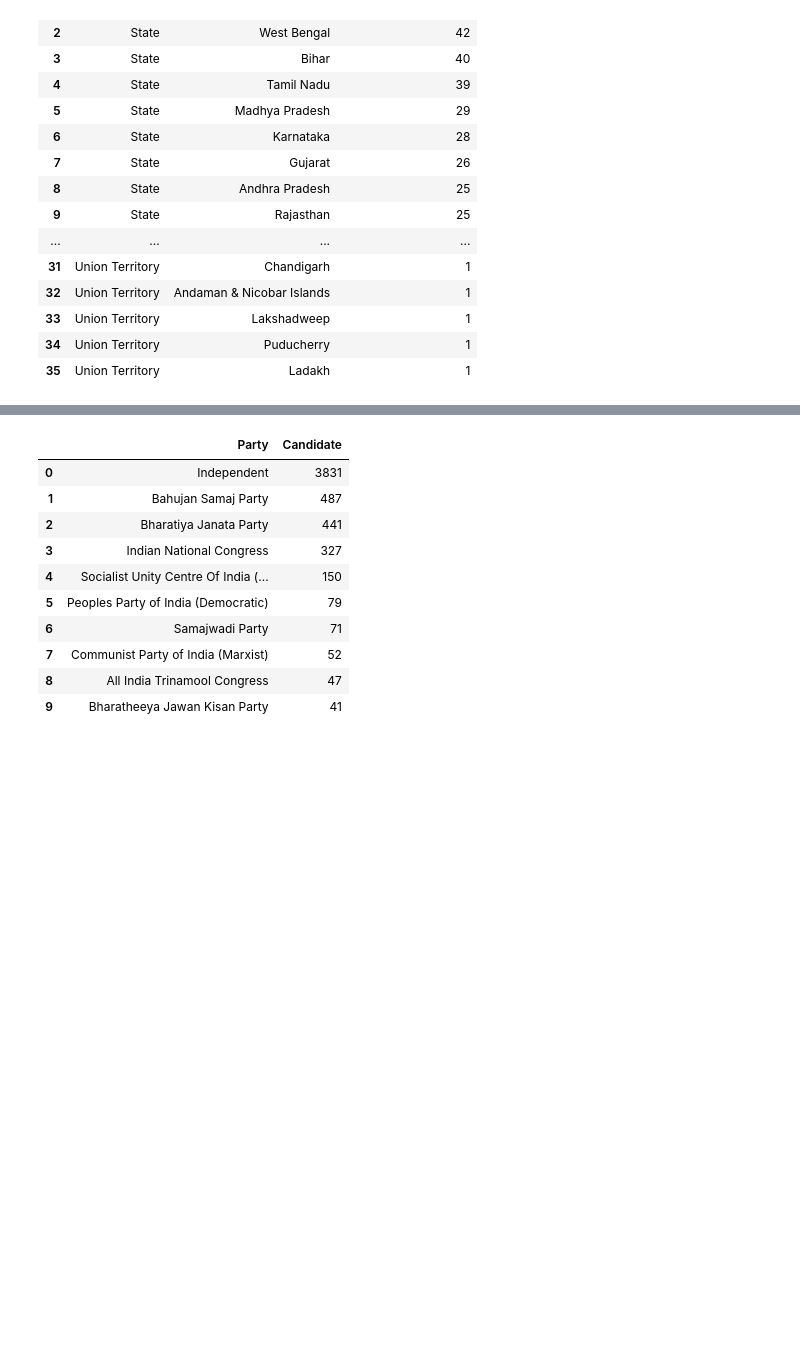
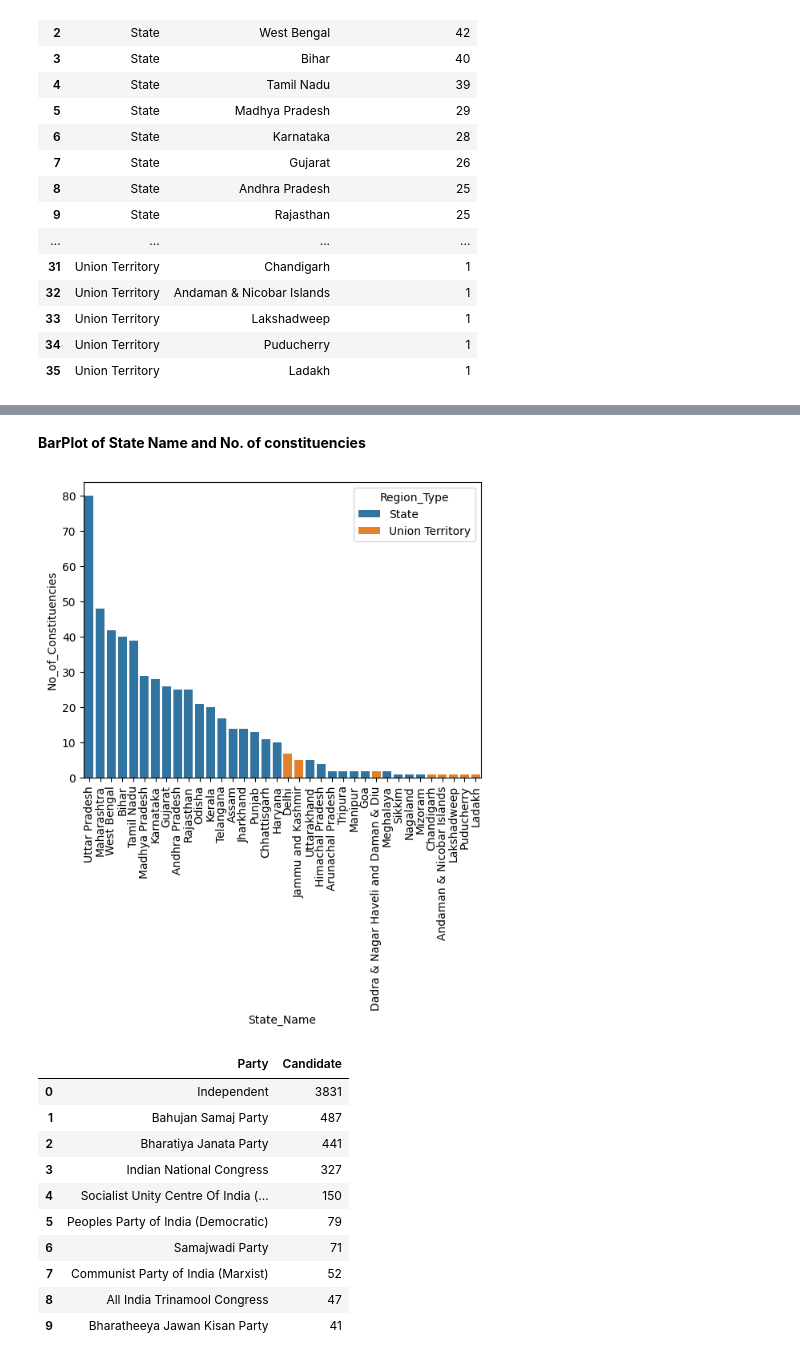
Before and after one commit to nikhil999777/India-Election-Result-Analysis-2024, a Jupyter notebook: indian_elec_result_analysis.ipynb, the cells around one changed output, grey strips where cells are left out. Saved outputs shown, nothing was run; the diff lists cells and outputs as text; code cells hidden in the pictures; blank space fills up the shorter version.

```diff
--- a/indian_elec_result_analysis.ipynb
+++ b/indian_elec_result_analysis.ipynb
@@ -114,3 +122,14 @@ state_constituency_count.sort_values(by='No_of_Constituencies', ascending=False)
+# %% [markdown]
+**BarPlot of State Name and No. of constituencies**
+# %%
+No_of_Constituencies = state_constituency_count.sort_values(by='No_of_Constituencies', ascending=False)\
+ [['Region_Type','State_Name', 'No_of_Constituencies']].reset_index(drop=True)
+
+sns.barplot(data=No_of_Constituencies, x='State_Name', y='No_of_Constituencies', hue='Region_Type')
+plt.xticks(rotation=90)
+plt.show()
+# %% [output]
+[figure, added]
 # %%
 # no. of candidates from each party
 party_candidate_count = constituencywise_details.groupby('Party')['Candidate'].nunique()
```
Also changed, not shown: parts of 14 cells of this notebook.
